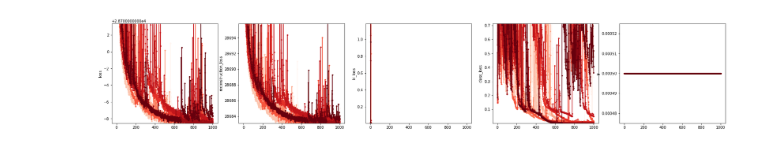
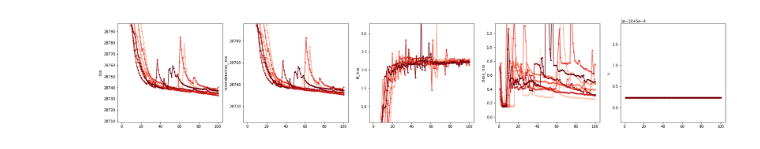
Before and after one commit to georgemilosh/Climate-Learning, a Jupyter notebook: VAE/score.ipynb, the cells around one changed output. Cells and saved outputs as stored; diff of their text form; code cells hidden in the pictures.

```diff
--- a/VAE/score.ipynb
+++ b/VAE/score.ipynb
@@ -84,7 +87,9 @@ runs = { 'control' :                            './models/filterFrance/Z64/yrs10
 # %%
 
 
-runs = { 'Z64/yrs500/fw20.1.20' :   './models/filterFrance/Z64/yrs500/fw20.1.20/'
+runs = {'Z64/yrs500/fw20.1.20' :   './models/filterFrance/Z64/yrs500/fw20.1.20/'
+        #'Z64/yrs100/fw2..1.2' : './models/filterFrance/Z64/yrs100/fw2..1.2/'
+        #,'Z64/yrs100/fw2..1.2xarray' : './models/filterFrance/Z64/yrs100/fw20.1.20xarray/'
          #,'Z8/yrs5000/fw20.1.20' :   './models/filterFrance/Z8/yrs500/fw20.1.20/'
         #,'Z8/yrs500/fw20.1.20' : './models/filterFrance/Z8/yrs500/fw20.1.20/'
         #,'NA/Z64/yrs500/fw20.1.20c1..1' : './models/filterFranceNorthAtlantic/Z64/yrs500/fw20.1.20btch256coef1..1/'
@@ -104,10 +109,12 @@ runs = { 'Z64/yrs500/fw20.1.20' :   './models/filterFrance/Z64/yrs500/fw20.1.20/
         ,'NA/Z8/yrs500/fw20.1.20lv4C.1' : './models/filterFranceNorthAtlantic/Z8/yrs500/fw20.1.20lv4C.1/'
         #,'NA/Z8/yrs500/fw20.1.20lrs4C.001' : './models/filterFranceNorthAtlantic/Z8/yrs500/fw20.1.20lrs4C.001/'
         #,'NA/Z8/yrs500/fw20.1.20C.001' : './models/filterFranceNorthAtlantic/Z8/yrs500/fw20.1.20skip2c1..1C.001/'
-        ,'NA/Z64/yrs500/fw20.120lrs4C0' : 'models/filterFranceNorthAtlantic/Z64/yrs500/fw20.1.20lrs4C0/'
-        ,'NA/Z8/yrs500/fw20.1.20lrs4C1' : './models/filterFranceNorthAtlantic/Z8/yrs500/fw20.1.20lrs4C1/'
-        ,'NA/Z64/yrs100/fw20.1.20lrs4c1..1C1' : './models/filterFranceNorthAtlantic/Z64/yrs100/fw20.1.20lrs4c1..1C1/'
-        ,'NA/Z64/yrs100/fw20.1.20lrs4c1..1C1mean' : './models/filterFranceNorthAtlantic/Z64/yrs100/fw20.1.20lrs4c1..1C1mean/'
+        #,'NA/Z64/yrs500/fw20.120lrs4C0' : 'models/filterFranceNorthAtlantic/Z64/yrs500/fw20.1.20lrs4C0/'
+        #,'NA/Z8/yrs500/fw20.1.20lrs4C1' : './models/filterFranceNorthAtlantic/Z8/yrs500/fw20.1.20lrs4C1/'
+        #,'NA/Z64/yrs100/fw20.1.20lrs4c1..1C1' : './models/filterFranceNorthAtlantic/Z64/yrs100/fw20.1.20lrs4c1..1C1/'
+        #,'NA/Z64/yrs100/fw20.1.20lrs4c1..1C1mean' : './models/filterFranceNorthAtlantic/Z64/yrs100/fw20.1.20lrs4c1..1C1mean/'
+        ,'Z8/yrs500/fw20.1.20lrs4C1mean' : './models/filterFranceNorthAtlantic/Z8/yrs500/fw20.1.20c1..1lrs4C1mean/'
+        ,'Z8/yrs500/fw20.1.20C1mean' : './models/filterFranceNorthAtlantic/Z8/yrs500/fw20.1.20c1..1C1mean/'
         }
 # %%
 fig = plt.figure()
@@ -149,12 +156,12 @@ fig.savefig('./Images/class_KNN.png',dpi=200)
 <Figure size 576x360 with 0 Axes>
 # %%
 fig = plt.figure()
-fig.set_size_inches(15, 5)
+fig.set_size_inches(20, 5)
 fig.suptitle('')
 
-axs = fig.subplots(nrows=1, ncols=3)
+axs = fig.subplots(nrows=1, ncols=4)
 
-for i, (C, method) in enumerate(zip([400,0.1,0],['kNN_uni', 'Log_L2','vae.class'])):
+for i, (C, method) in enumerate(zip([400,0.1,0.1,0],['kNN_uni', 'Log_L2','Log_L1','vae.class'])):
     ax1 = axs[i]
     for name, folder in runs.items():
         score = pd.read_csv(f'{folder}score.csv')
@@ -189,25 +198,35 @@ plt.xscale('log')
 # %%
+# folder = runs['Z64/yrs100/fw20..1.20xarray']
 fig = plt.figure()
 fig.set_size_inches(30, 5)
 fig.suptitle('')
 
 axs = fig.subplots(nrows=1, ncols=5)
 nfolds=10
 color_idx = np.linspace(0, 1, nfolds)
 for i in range(nfolds):
     history = np.load(f'{folder}/fold_{i}/history_vae', allow_pickle=True)#.item()
     for j, key in enumerate(history):
         ax1 = axs[j]
         epochs = range(1, len(history[key])+1)
         if i ==nfolds-1:
             label =f'{key}_{i}'
         else:
             label =''
 
         cmap = plt.cm.Reds(color_idx[i])
         ax1.plot(epochs, history[key], label =i, linestyle='solid', marker='.', color = cmap)
 
         ax1.set_ylabel(key)
-        ax1.set_ylim(np.array(history[key]).min(),np.array(history[key]).min()+0.1*(np.array(history[key]).max() - np.array(history[key]).min()))
+        test = np.array(history[key])[np.isfinite(history[key])]
+        if key == 'kl_loss':
+            #print('kl_loss',np.nanmean(test)-2*np.nanstd(test),np.nanmean(test)+2*np.nanstd(test))
+            ax1.set_ylim(np.nanmean(test)-2*np.nanstd(test),np.nanmean(test)+2*np.nanstd(test) )
+        #    # ax1.set_ylim(np.array(history[key]).max() - 0.1*(np.array(history[key]).max() - np.array(history[key]).min()),np.array(history[key]).max())
+        else:
+            #print(np.nanmean(test)-2*np.nanstd(test),np.nanmean(test)+2*np.nanstd(test))
+            ax1.set_ylim(np.nanmean(test)-2*np.nanstd(test),np.nanmean(test)+2*np.nanstd(test) )
+        #    ax1.set_ylim(np.percentile(history[key],5), np.percentile(history[key],95))
+# ax1.set_ylim(np.array(history[key]).min(),np.array(history[key]).min()+0.1*(np.array(history[key]).max() - np.array(history[key]).min()))
 # %% [output]
-[figure, old version]
+[figure, new version]
```
Also changed, not shown: parts of 8 cells of this notebook, 4 other files.
